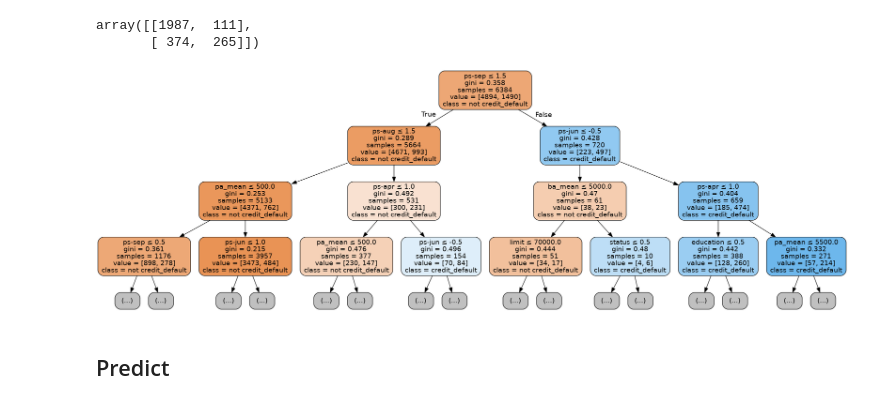
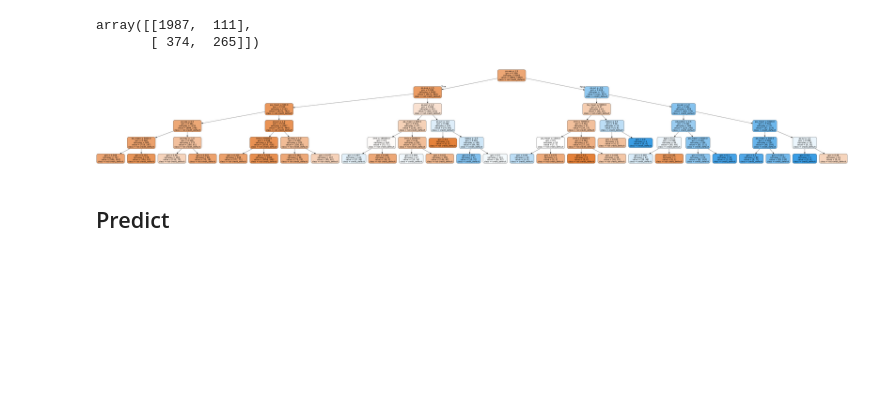
Before and after one commit to GaspareG/Unipi-Data-Mining, a Jupyter notebook: notebook/CardCardDefault.ipynb, the cells around one changed output. Cells and saved outputs as stored; diff of their text form; code cells hidden in the pictures; blank space fills up the shorter version.

```diff
--- a/notebook/CardCardDefault.ipynb
+++ b/notebook/CardCardDefault.ipynb
@@ -2274,18 +2274,18 @@ array([[1987,  111],
 # %%
 from sklearn.tree import export_graphviz
 
-clf3.estimators_[0].fit(X_train, y_train)
+clf3.estimators_[1].fit(X_train, y_train)
 
-dot_data = tree.export_graphviz(clf3.estimators_[0], out_file=None,
+dot_data = tree.export_graphviz(clf3.estimators_[1], out_file=None,
                 feature_names = attributes,
                 class_names=['credit_default' if x == 1 else 'not credit_default' for x in clf3.classes_],
                                 filled=True, rounded=True,
-                                special_characters=True, max_depth=3)
+                                special_characters=True)
 graph = pydotplus.graph_from_dot_data(dot_data)
 
 Image(graph.create_png())
 # %% [output]
-[figure, old version]
+[figure, new version]
 # %% [markdown]
 Predict
 ----------------
```
Also changed, not shown: 4 other files.
